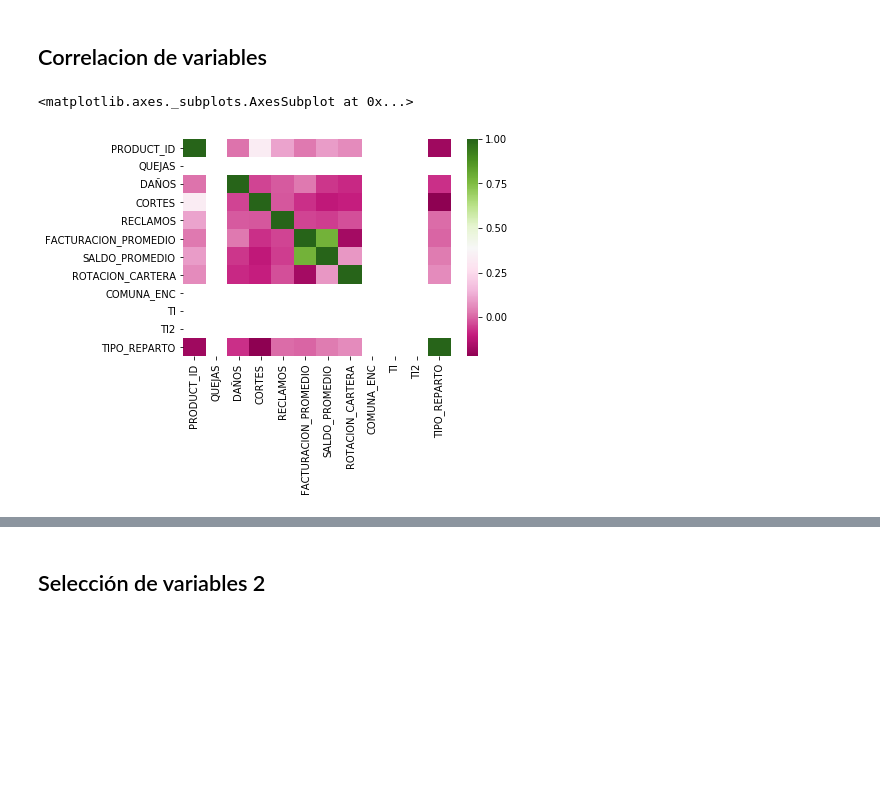
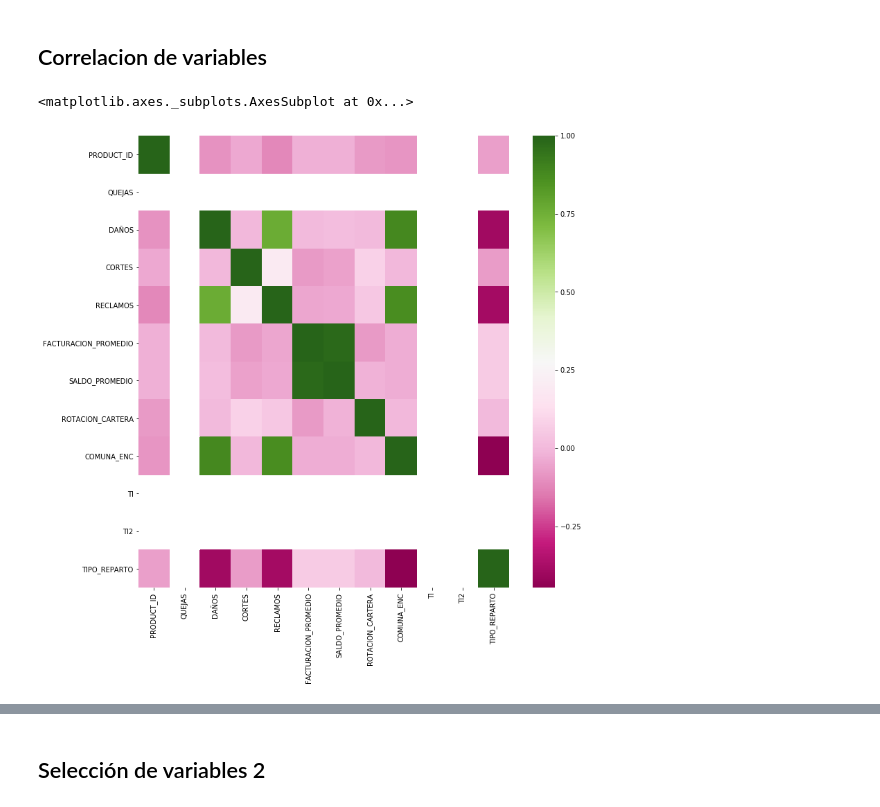
Before and after one commit to slotbite/Jupyter-Notebook, a Jupyter notebook: Modelos/Segmentacion de clientes/Coordenadas Paralelas hdbscan.ipynb, the cells around one changed output, grey strips where cells are left out. Drawn from its saved outputs; the diff is of its cells as text; code cells hidden in the pictures; blank space fills up the shorter version.

```diff
--- a/Modelos/Segmentacion de clientes/Coordenadas Paralelas hdbscan.ipynb
+++ b/Modelos/Segmentacion de clientes/Coordenadas Paralelas hdbscan.ipynb
@@ -309,24 +309,24 @@ Index(['PRODUCT_ID', 'SUBSCRIPTION_ID', 'SUBSCRIBER_ID', 'COMUNA', 'TI', 'TI2',
 # %%
 ## SELECCION PARA NUMERO DE QUEJAS 9
 features=['PRODUCT_ID' , 'QUEJAS', 'DAÑOS',
             'CORTES', 'RECLAMOS','FACTURACION_PROMEDIO',
             'SALDO_PROMEDIO', 'ROTACION_CARTERA' ,
            'COMUNA_ENC' , 'TI' , 'TI2' ,'TIPO_REPARTO' ]
 
 # selecciono el intervalo a trabajar
-sample = df[(df.QUEJAS==14)]
+sample = df[(df.QUEJAS==9)]
 
 # seleccion de variables a trabajar
 sample = sample[features]
 
 
 matrix_coor = sample.corr(method='pearson' ) #‘pearson’, ‘kendall’, ‘spearman’
 
 #print(matrix_coor)
 sns.heatmap(matrix_coor, cmap="PiYG")
 # %% [output]
 <matplotlib.axes._subplots.AxesSubplot at 0x...>
-[figure, old version]
+[figure, new version]
 # %%
 sample.corr(method='pearson').style.format("{:.2}").background_gradient(cmap=plt.get_cmap('PiYG'), axis=1)
 # %% [output]
```
Also changed, not shown: parts of 23 cells of this notebook.
